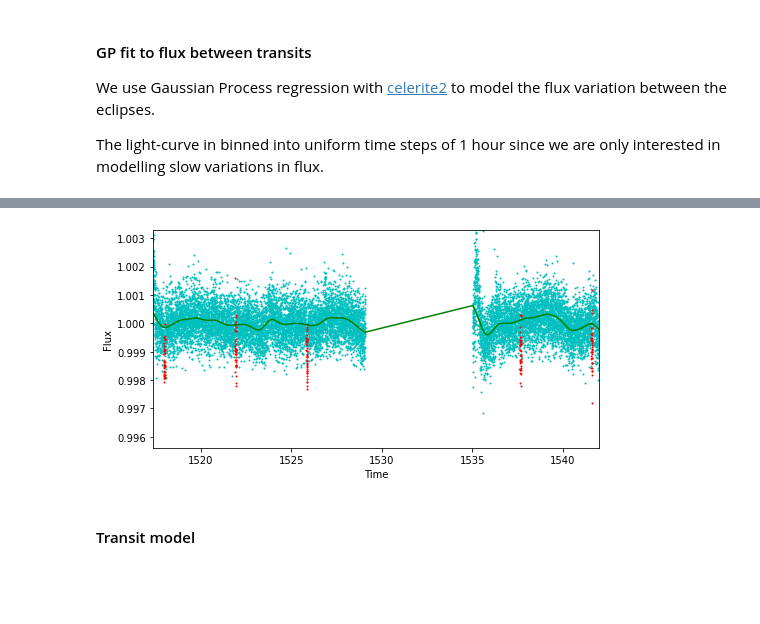
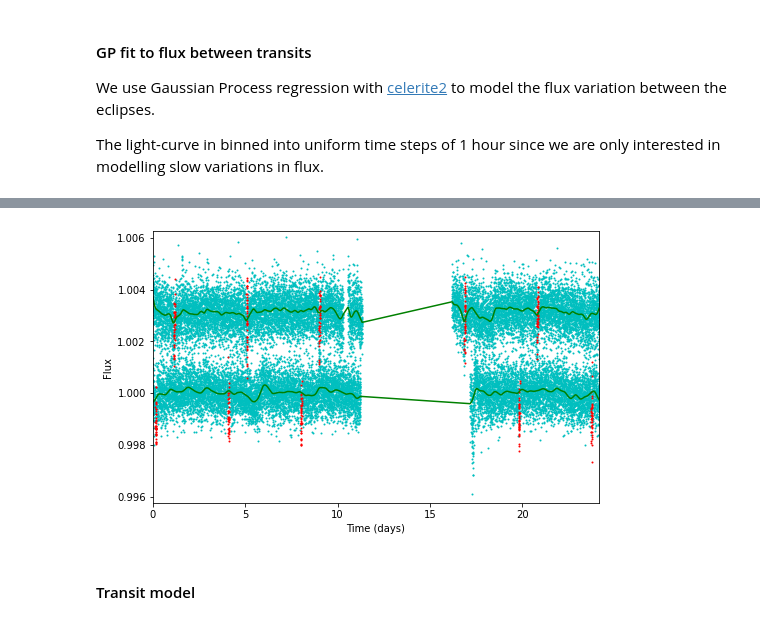
Before and after one commit to pmaxted/pycheops, a Jupyter notebook: pycheops/examples/Notebooks/TESS_fit_TOI562.1.ipynb, the cells around one changed output, grey strips where cells are left out. Drawn from its saved outputs; the diff is of its cells as text; code cells hidden in the pictures; blank space fills up the shorter version.

```diff
--- a/pycheops/examples/Notebooks/TESS_fit_TOI562.1.ipynb
+++ b/pycheops/examples/Notebooks/TESS_fit_TOI562.1.ipynb
@@ -39,7 +39,13 @@ quality_bitmask=1664431 #  more conservative choice of flags to ignore - this is
 
 tjd = []
 flux = []
-for obs in Observations.query_criteria(filters=["TESS"],target_name=TIC):
+sector = []
+nsec = 0
+for obs in Observations.query_criteria(target_name=TIC,
+                                       obs_collection=["TESS"],
+                                       provenance_name='SPOC',
+                                       t_exptime=[60.,180.]):
+    print(obs['obs_id'],obs['sequence_number'])
     obslist = Observations.get_product_list(obs['obsid'])
     m=Observations.download_products(obslist[obslist['description'] == "Light curves"])
     if m is not None:
@@ -50,4 +56,6 @@ for obs in Observations.query_criteria(filters=["TESS"],target_name=TIC):
         tjd=np.append(tjd,array(data['TIME']))
         flx=data[flux_column]
         flux=np.append(flux,flx/median(flx))
+        sector=np.append(sector,np.full_like(flx,obs['sequence_number']))
+        nsec += 1
 # %% [output]
@@ -73,52 +86,56 @@ The light-curve in binned into uniform time steps of 1 hour since we are only in
 pwidth = transit_width(1/aR,k,b)
 print('Transit width = {:0.1f} hrs'.format(pwidth*P*24))
 phase = phaser(tjd, P,T0,-0.25)
-mask_out = (abs(phase) > pwidth/2).nonzero()
-mask_in = (abs(phase) <= pwidth/2).nonzero()
+flux_d = np.empty_like(flux)
 
-tjd_mo = tjd[mask_out]
-flux_mo = flux[mask_out]
+fig1, ax1 = subplots(figsize=(8,1+2*nsec))
+offset = 5*flux.std()
+for i_sec, sec in enumerate(unique(sector)):
+    mask = (abs(phase) > pwidth/2) & (sector == sec)
+    tjd_mo = tjd[mask]
+    flux_mo = flux[mask]
+    t_bin, f_bin, e_bin, n_bin = lcbin(tjd_mo, flux_mo,binwidth=1/12,nmin=8)
 
-t_bin, f_bin, e_bin, n_bin = lcbin(tjd_mo, flux_mo,binwidth=1/12,nmin=8)
+    Q = 1
+    w0 = 1
+    S0 = np.var(f_bin) / (w0 * Q)
 
-Q = 1
-w0 = 1
-S0 = np.var(f_bin) / (w0 * Q)
+    kernel = terms.SHOTerm(S0=S0, Q=Q, w0=w0)
+    gp = celerite2.GaussianProcess(kernel, mean=1)
+    gp.compute(t_bin, yerr=e_bin)
+    print("Initial log likelihood: {0}".format(gp.log_likelihood(f_bin)))
 
-kernel = terms.SHOTerm(S0=S0, Q=Q, w0=w0)
-gp = celerite2.GaussianProcess(kernel, mean=1)
-gp.compute(t_bin, yerr=e_bin)
-print("Initial log likelihood: {0}".format(gp.log_likelihood(f_bin)))
+    def set_params(params, gp):
+        gp.mean = params[0]
+        theta = np.exp(params[1:])
+        gp.kernel = terms.SHOTerm(S0=theta[0], Q=theta[1], w0=theta[2])
+        return gp
 
-def set_params(params, gp):
-    gp.mean = params[0]
-    theta = np.exp(params[1:])
-    gp.kernel = terms.SHOTerm(S0=theta[0], Q=theta[1], w0=theta[2])
-    return gp
+    def neg_log_like(params, gp):
+        gp = set_params(params, gp)
+        gp.recompute(quiet=True)
+        return -gp.log_likelihood(f_bin)
 
-def neg_log_like(params, gp):
-    gp = set_params(params, gp)
+    initial_params = np.log([1, Q, w0, S0])
+    bounds = ((-5,5),(-5, 5),(-5, 5),(-15, 15))
+    soln = minimize(neg_log_like, initial_params, method="L-BFGS-B",
+                    bounds=bounds,args=(gp))
+    opt_gp = set_params(soln.x, gp)
     gp.recompute(quiet=True)
-    return -gp.log_likelihood(f_bin)
 
-initial_params = np.log([1, Q, w0, S0])
-bounds = ((-5,5),(-5, 5),(-5, 5),(-15, 15))
-soln = minimize(neg_log_like, initial_params, method="L-BFGS-B",
-                bounds=bounds,args=(gp))
-opt_gp = set_params(soln.x, gp)
-gp.recompute(quiet=True)
 
-pred_mean = gp.predict(f_bin, tjd,return_cov=False,return_var=False)
+    pred_mean = gp.predict(f_bin, tjd[sector == sec],return_cov=False,return_var=False)
 
-fig1, ax1 = subplots(figsize=(8,4))
-ax1.scatter(tjd_mo,flux_mo,s=1,c='c')
-#ax1.errorbar(t_bin,f_bin,yerr=e_bin,ms=3,c='b')
-ax1.scatter(tjd[mask_in], flux[mask_in],s=1,c='r')
-ax1.plot(tjd, pred_mean, color='g',ms=2)
-ax1.set_xlim(min(tjd),max(tjd))
-ax1.set_ylim(1-5*flux.std()-k**2,1+5*flux.std())
-ax1.set_xlabel('Time')
-ax1.set_ylabel('Flux')
-flux_d = flux/pred_mean
+    ax1.scatter(tjd_mo-tjd_mo.min(),offset*i_sec+flux_mo,s=1,c='c')
+    mask = (abs(phase) <= pwidth/2) & (sector == sec)
+    ax1.scatter(tjd[mask]-tjd_mo.min(), offset*i_sec+flux[mask],s=1,c='r')
+    mask = (sector == sec)
+    ax1.plot(tjd[sector == sec]-tjd_mo.min(), offset*i_sec+pred_mean, color='g',ms=2)
+    flux_d[sector == sec] = flux[sector == sec]/pred_mean
+
+ax1.set_xlim(0,np.ptp(tjd[sector==sec]))
+ax1.set_ylim(1-offset-k**2,1+nsec*offset)
+ax1.set_xlabel('Time (days)')
+ax1.set_ylabel('Flux');
 # %% [output]
 Transit width = 1.3 hrs
@@ -126,4 +144,4 @@ Initial log likelihood: 1324.9155728715305
-[figure, old version]
+[figure, new version]
 # %% [markdown]
 #### Transit model
 # %%
```
Also changed, not shown: parts of 13 cells of this notebook, 13 other files.
